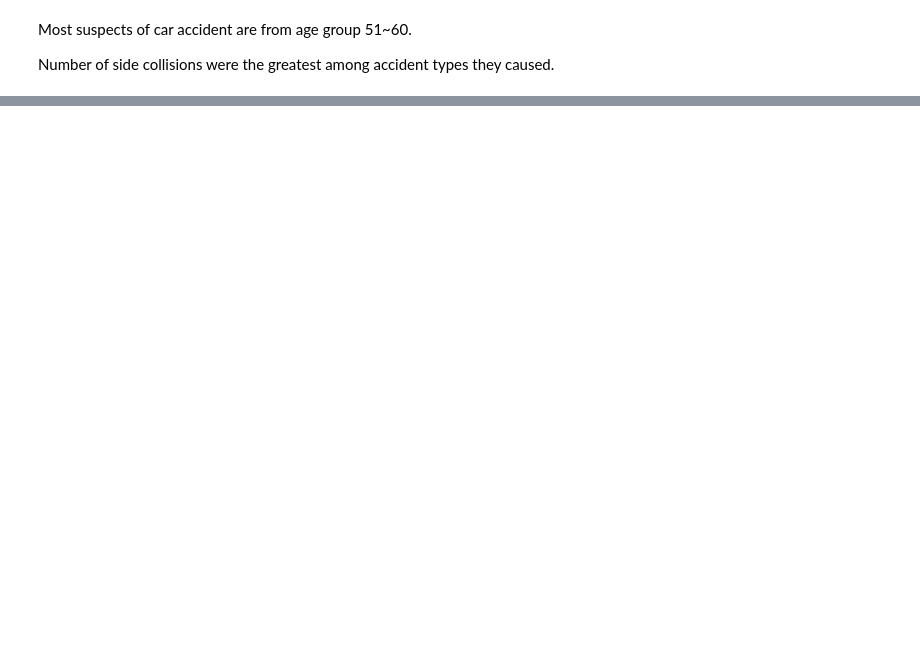
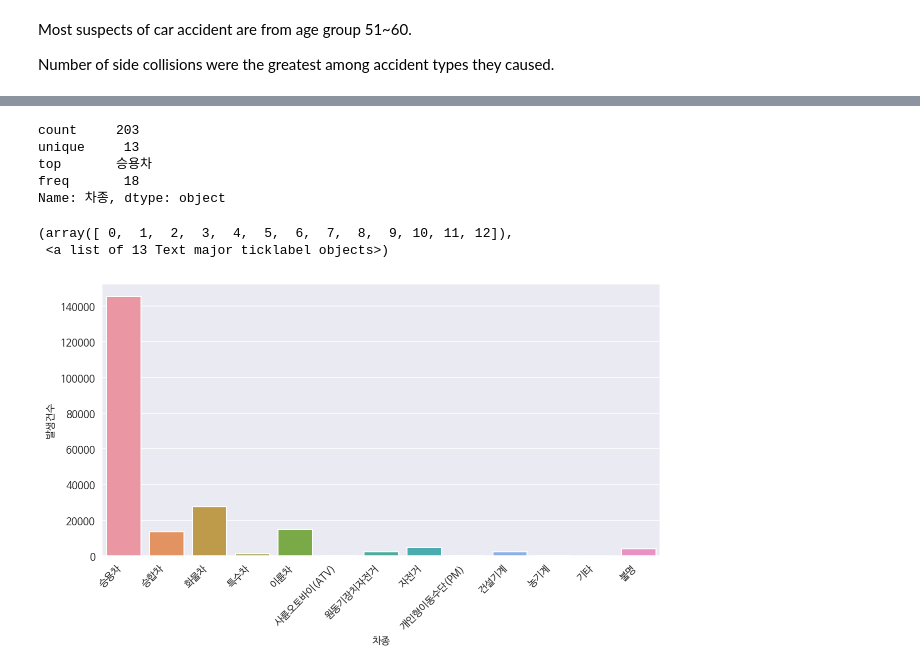
Before and after one commit to hwuiwon/data-analysis-study, a Jupyter notebook: Python/P02_Traffic_Accidents_in_Korea_2018.ipynb, the cells around one changed output, grey strips where cells are left out. Drawn from its saved outputs; the diff is of its cells as text; code cells hidden in the pictures; blank space fills up the shorter version.

Commit message:
Added content: by Suspect Car Type & Suspect Law Violation

```diff
--- a/Python/P02_Traffic_Accidents_in_Korea_2018.ipynb
+++ b/Python/P02_Traffic_Accidents_in_Korea_2018.ipynb
@@ -202,0 +204,4 @@ Number of side collisions were the greatest among accident types they caused.
+# %%
+bySuspectCarType = pd.read_csv(os.path.join(DIR_PATH, 'bySuspectCarType.csv'))
+print('There are total {0} cases of data \n'.format(bySuspectCarType.shape[0]))
+bySuspectCarType.head()
@@ -202,0 +216,14 @@ Number of side collisions were the greatest among accident types they caused.
+# %%
+print(bySuspectCarType['차종'].describe())
+plt.figure(figsize=(10, 5))
+sns.barplot(data=bySuspectCarType, x='차종', y='발생건수', ci=None, estimator=sum)
+plt.xticks(rotation=45, ha='right')
+# %% [output]
+count     203
+unique     13
+top       승용차
+freq       18
+Name: 차종, dtype: object
+(array([ 0,  1,  2,  3,  4,  5,  6,  7,  8,  9, 10, 11, 12]),
+ <a list of 13 Text major ticklabel objects>)
+[figure, added]
```
Also changed, not shown: parts of 10 cells of this notebook.
